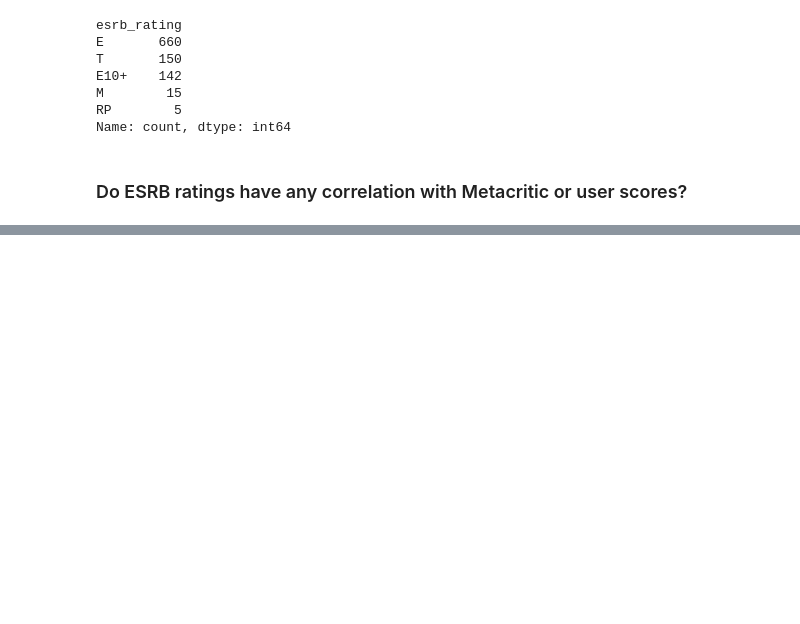
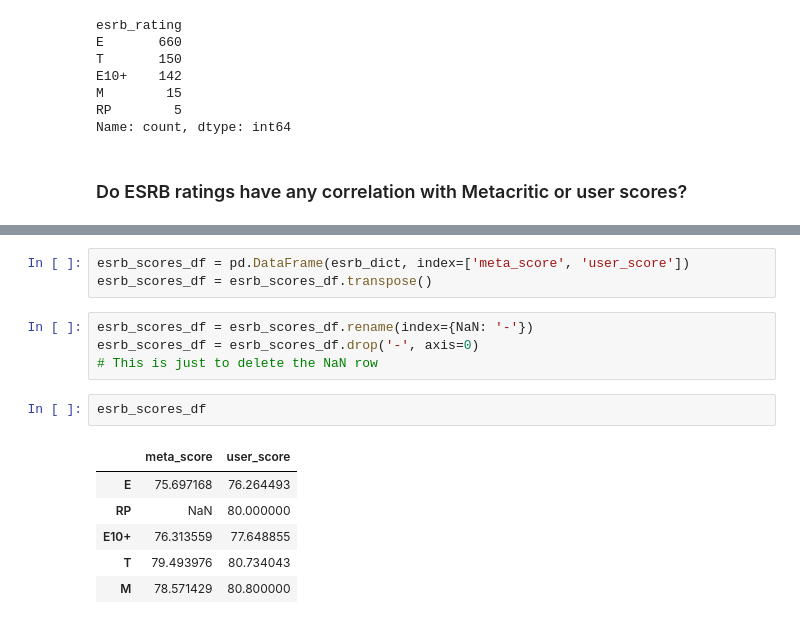
Before and after one commit to Pablosxz/Nintendo-Data-Analysis, a Jupyter notebook: Nintendo-Games.ipynb, the cells around one changed output, grey strips where cells are left out. Drawn from its saved outputs; the diff is of its cells as text; blank space fills up the shorter version.

```diff
--- a/Nintendo-Games.ipynb
+++ b/Nintendo-Games.ipynb
@@ -288,0 +321,16 @@ Name: count, dtype: int64
+# %%
+esrb_scores_df = pd.DataFrame(esrb_dict, index=['meta_score', 'user_score'])
+esrb_scores_df = esrb_scores_df.transpose()
+# %%
+esrb_scores_df = esrb_scores_df.rename(index={NaN: '-'})
+esrb_scores_df = esrb_scores_df.drop('-', axis=0)
+# This is just to delete the NaN row
+# %%
+esrb_scores_df
+# %% [output]
+|  | meta_score | user_score |
+| E | 75.697168 | 76.264493 |
+| RP | NaN | 80.000000 |
+| E10+ | 76.313559 | 77.648855 |
+| T | 79.493976 | 80.734043 |
+| M | 78.571429 | 80.800000 |
```
Also changed, not shown: parts of 5 cells of this notebook, 1 other file.
